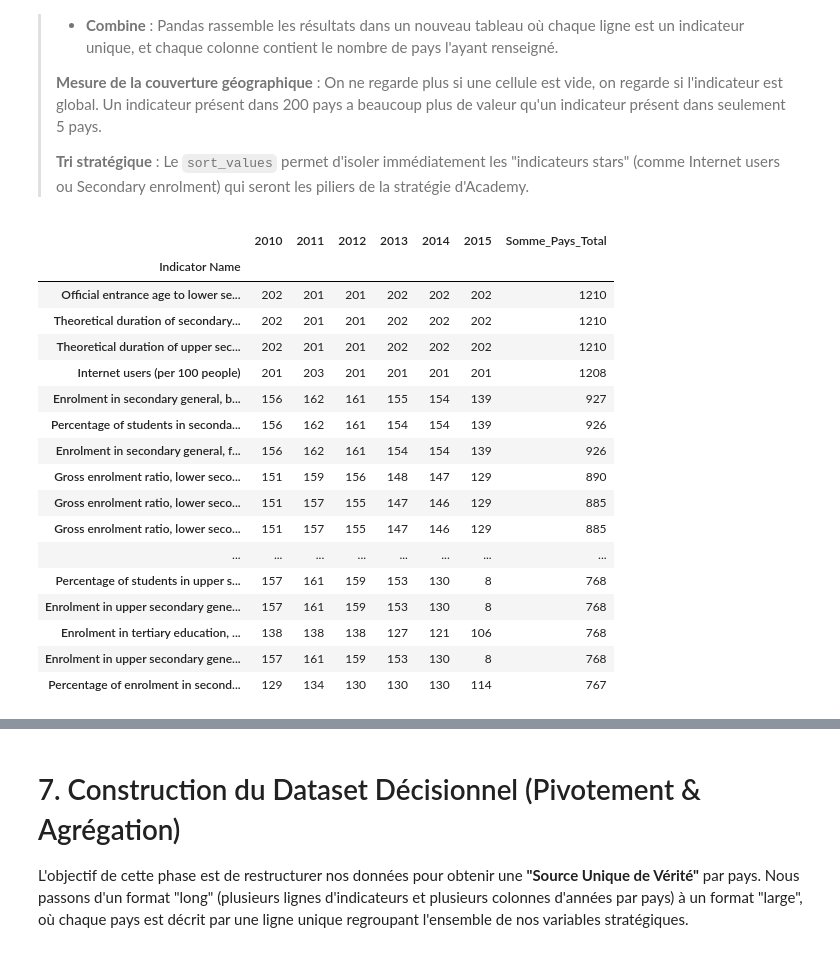
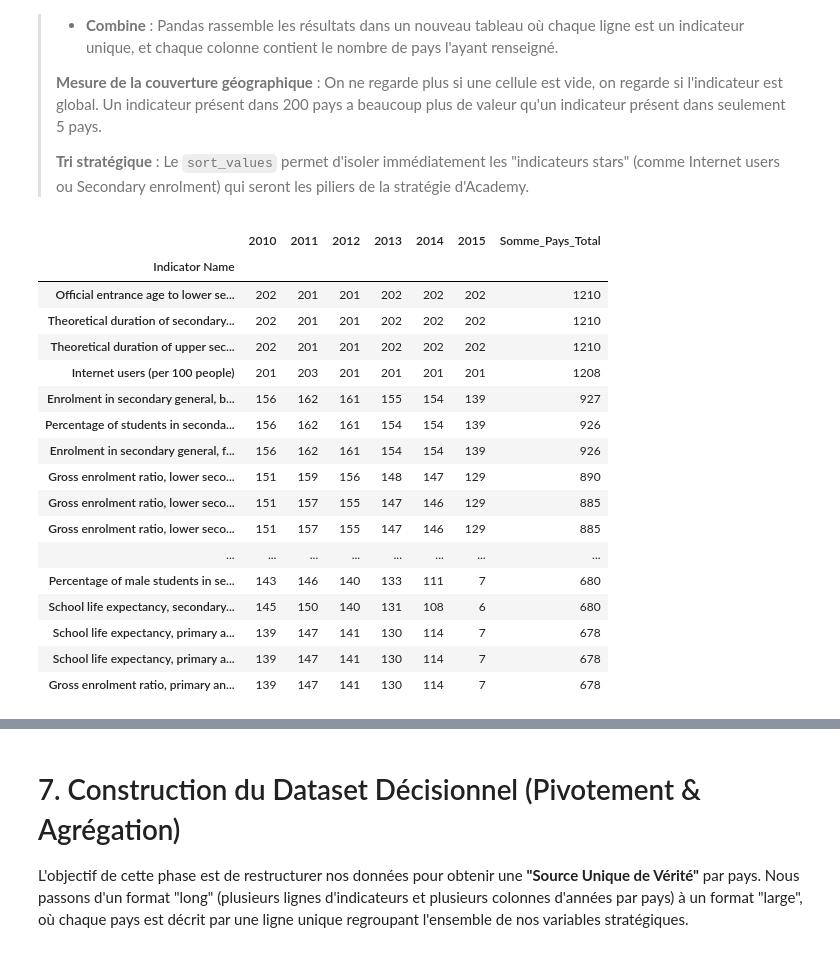
Before and after one commit to AlexisTrouwaert/OC_P02_DATA_ANALYSER_DONN-ES_SYSTEM_EDUCATIF, a Jupyter notebook: loadData.ipynb, the cells around one changed output, grey strips where cells are left out. Cells and saved outputs as stored; diff of their text form; code cells hidden in the pictures.

```diff
--- a/loadData.ipynb
+++ b/loadData.ipynb
@@ -1179,28 +1179,32 @@ display(data_fill_rate_per_indicator.to_frame(name='Ratio de complétude'))
 # %%
 df_density = dataframes[2]['data'][['Indicator Name', '2010', '2011', '2012', '2013', '2014', '2015']]
 indicators_per_countries = df_density.groupby('Indicator Name').count()
 indicators_per_countries['Somme_Pays_Total'] = indicators_per_countries.sum(axis=1)
 sort_indicators = indicators_per_countries.sort_values(by='Somme_Pays_Total', ascending=False)
-display(sort_indicators.head(30))
+with pd.option_context(
+    'display.max_columns', None,
+    'display.max_rows', None
+):
+    display(sort_indicators.head(70))
 # %% [output]
 |  | 2010 | 2011 | 2012 | 2013 | 2014 | 2015 | Somme_Pays_Total |
 | Indicator Name |  |  |  |  |  |  |  |
 | Official entrance age to lower se... | 202 | 201 | 201 | 202 | 202 | 202 | 1210 |
 | Theoretical duration of secondary... | 202 | 201 | 201 | 202 | 202 | 202 | 1210 |
 | Theoretical duration of upper sec... | 202 | 201 | 201 | 202 | 202 | 202 | 1210 |
 | Internet users (per 100 people) | 201 | 203 | 201 | 201 | 201 | 201 | 1208 |
 | Enrolment in secondary general, b... | 156 | 162 | 161 | 155 | 154 | 139 | 927 |
 | Percentage of students in seconda... | 156 | 162 | 161 | 154 | 154 | 139 | 926 |
 | Enrolment in secondary general, f... | 156 | 162 | 161 | 154 | 154 | 139 | 926 |
 | Gross enrolment ratio, lower seco... | 151 | 159 | 156 | 148 | 147 | 129 | 890 |
 | Gross enrolment ratio, lower seco... | 151 | 157 | 155 | 147 | 146 | 129 | 885 |
 | Gross enrolment ratio, lower seco... | 151 | 157 | 155 | 147 | 146 | 129 | 885 |
 | ... | ... | ... | ... | ... | ... | ... | ... |
-| Percentage of students in upper s... | 157 | 161 | 159 | 153 | 130 | 8 | 768 |
-| Enrolment in upper secondary gene... | 157 | 161 | 159 | 153 | 130 | 8 | 768 |
-| Enrolment in tertiary education, ... | 138 | 138 | 138 | 127 | 121 | 106 | 768 |
-| Enrolment in upper secondary gene... | 157 | 161 | 159 | 153 | 130 | 8 | 768 |
-| Percentage of enrolment in second... | 129 | 134 | 130 | 130 | 130 | 114 | 767 |
+| Percentage of male students in se... | 143 | 146 | 140 | 133 | 111 | 7 | 680 |
+| School life expectancy, secondary... | 145 | 150 | 140 | 131 | 108 | 6 | 680 |
+| School life expectancy, primary a... | 139 | 147 | 141 | 130 | 114 | 7 | 678 |
+| School life expectancy, primary a... | 139 | 147 | 141 | 130 | 114 | 7 | 678 |
+| Gross enrolment ratio, primary an... | 139 | 147 | 141 | 130 | 114 | 7 | 678 |
 # %% [markdown]
 ## 6.3. Sélection finale des indicateurs clés
 
```
Also changed, not shown: parts of 52 cells of this notebook, 3 other files.
